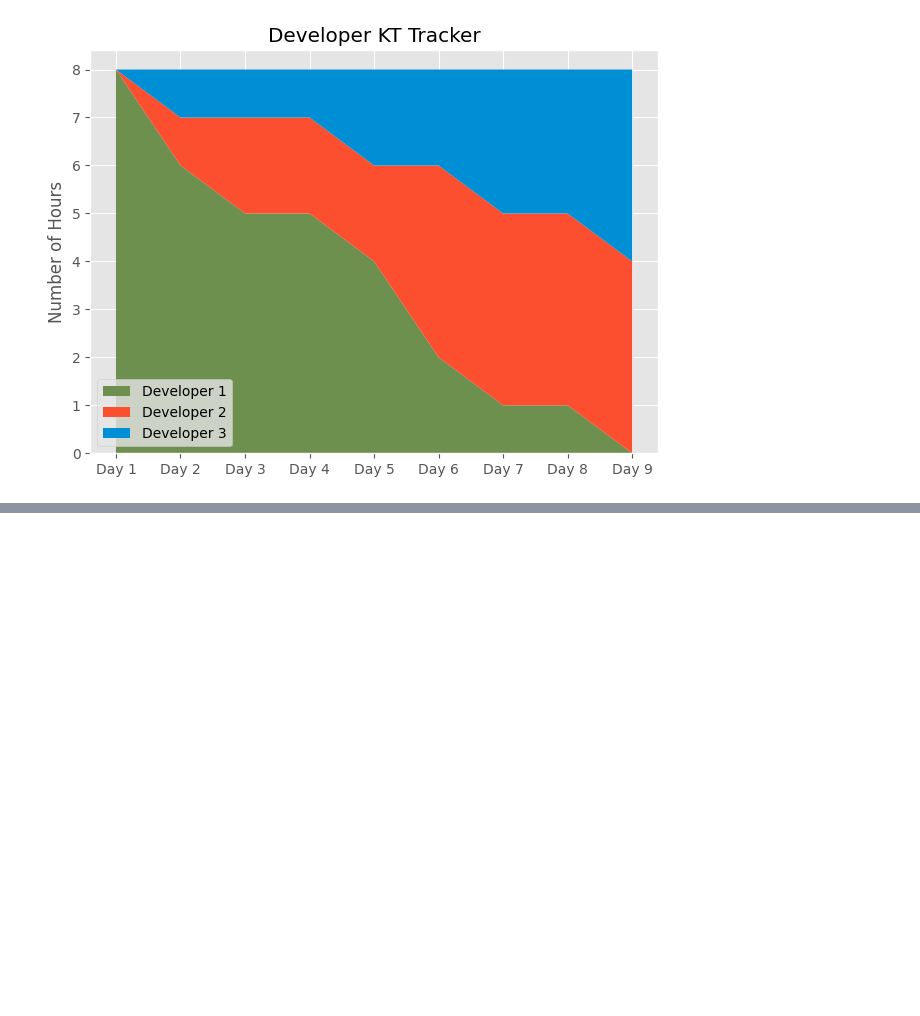
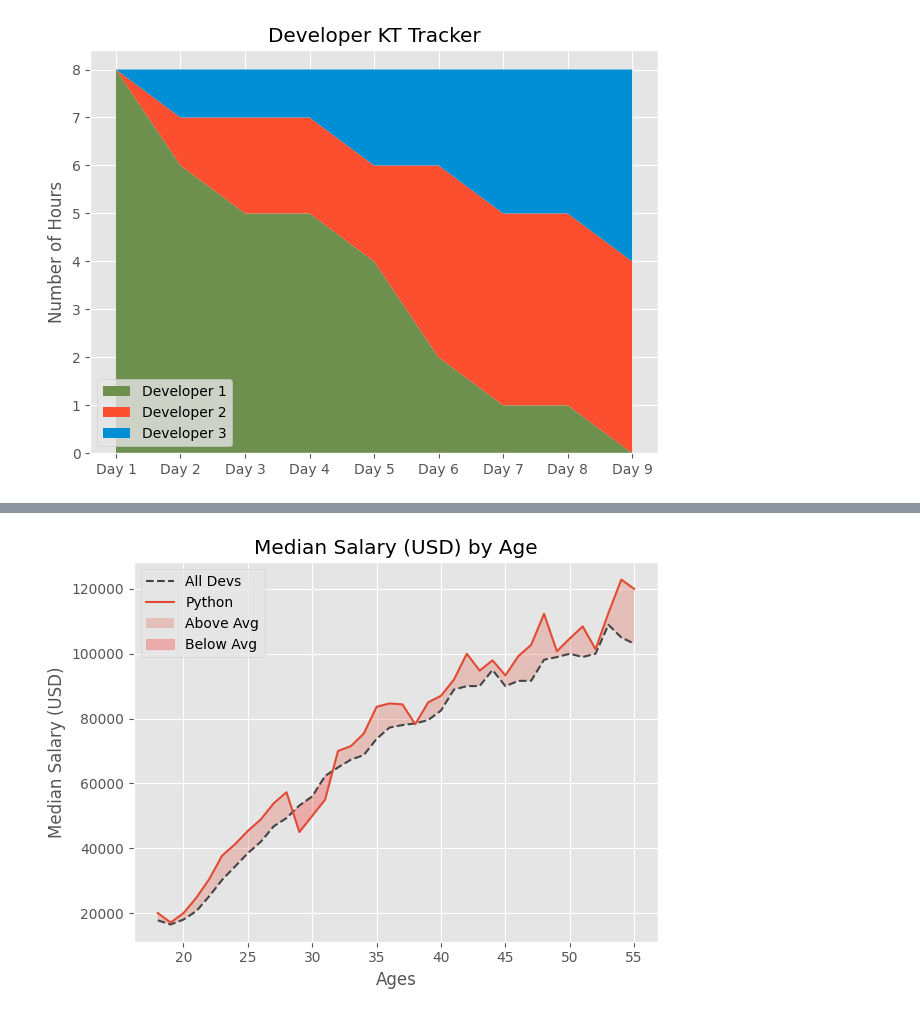
Before and after one commit to my-growth-diary/Corey-Schafer-Matplotlib-YT-Course, a Jupyter notebook: Practice Script - MatPlotLib.ipynb, the cells around one changed output, grey strips where cells are left out. Drawn from its saved outputs; the diff is of its cells as text; code cells hidden in the pictures; blank space fills up the shorter version.

Commit message:
Matplotlib - Course Video 5 -
Added new code for Filling Area on Line Plots

```diff
--- a/Practice Script - MatPlotLib.ipynb
+++ b/Practice Script - MatPlotLib.ipynb
@@ -244,0 +209,2 @@ KeyError: 'Age'
+# %%
+data_5 = pd.read_csv('data_5.csv')
@@ -244,0 +220,32 @@ KeyError: 'Age'
+# %%
+ages = data_5['Age']
+dev_salaries = data_5['All_Devs']
+py_salaries = data_5['Python']
+js_salaries = data_5['JavaScript']
+
+plt.plot(ages, dev_salaries, color='#444444',
+         linestyle='--', label='All Devs')
+
+plt.plot(ages, py_salaries, label='Python')
+
+overall_median = 57287
+
+plt.fill_between(ages, py_salaries, dev_salaries,
+                 where=(py_salaries > dev_salaries),
+                 interpolate=True, alpha=0.25, label='Above Avg')
+
+plt.fill_between(ages, py_salaries, dev_salaries,
+                 where=(py_salaries <= dev_salaries),
+                 interpolate=True, color='red', alpha=0.25, label='Below Avg')
+
+plt.legend()
+
+plt.title('Median Salary (USD) by Age')
+plt.xlabel('Ages')
+plt.ylabel('Median Salary (USD)')
+
+plt.tight_layout()
+
+plt.show()
+# %% [output]
+[figure, added]
```
Also changed, not shown: parts of 2 cells of this notebook.
